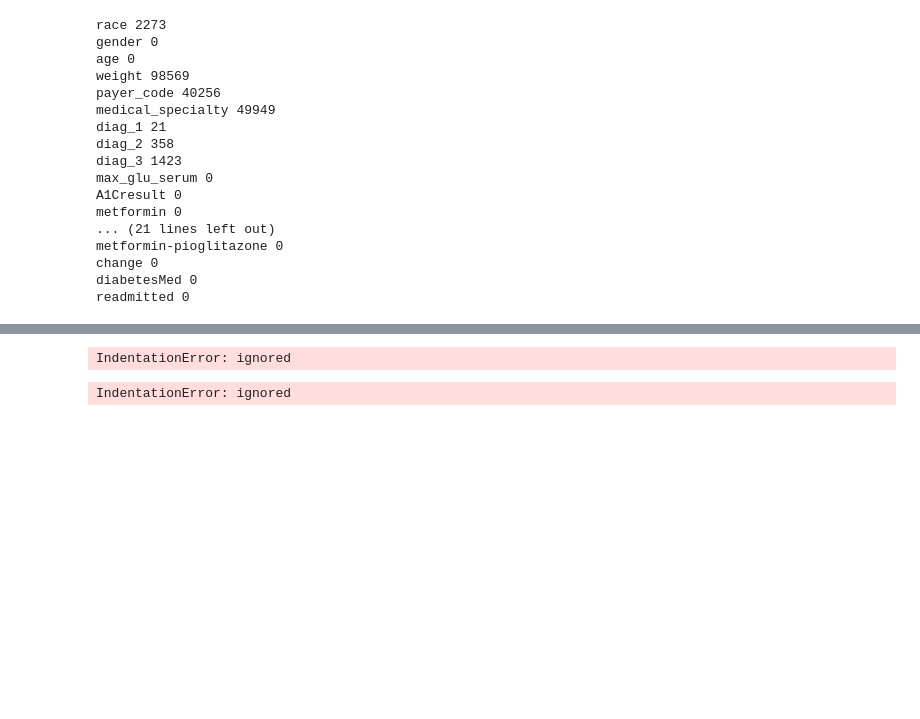
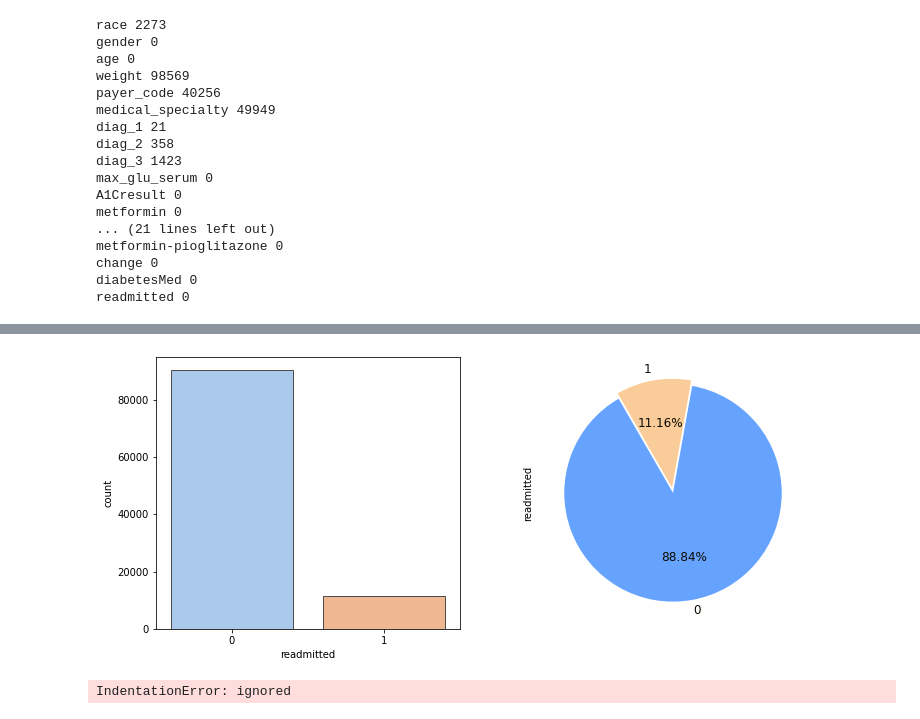
Before and after one commit to JIESUN2718/Clinical_Data_Analysis, a Jupyter notebook: Diabetic_Analysis.ipynb, the cells around one changed output, grey strips where cells are left out. Drawn from its saved outputs; the diff is of its cells as text; code cells hidden in the pictures; blank space fills up the shorter version.

```diff
--- a/Diabetic_Analysis.ipynb
+++ b/Diabetic_Analysis.ipynb
@@ -87,3 +147,15 @@ gender 3
+# %%
+df.readmitted = [1 if each=='<30' else 0 for each in df.readmitted]
+# %%
+fig, ax =plt.subplots(nrows=1,ncols=2, figsize=(12,5))
+labels=['0','1']
+sns.countplot(x=df.readmitted, data=df, palette="pastel",ax=ax[0], edgecolor=".3")
+df.readmitted.value_counts().plot.pie(autopct="%1.2f%%", ax=ax[1], colors=['#66a3ff','#facc99'],
+                                        labels=labels, explode = (0, 0.05), startangle=120,
+                                        textprops={'fontsize': 12, 'color':'#0a0a00'})
+plt.show()
+# %% [output]
+[figure, added]
 # %%
 
 diabetic_label = origin_data['readmitted'].replace(['NO', '<30', '>30'], [0, 1, 0])
@@ -143,19 +215,3 @@ save_path = '/content/drive/MyDrive/Diabetic_Data_Mining/dataset_diabetes/diabet
 diabetic_label.to_csv(save_path, index=True)
 # %% [output]
 IndentationError: ignored
-# %%
-
-
-min_max_scaler = preprocessing.MinMaxScaler()
-min_max_scaler.fit_transform(numerical_data)
-save_path = '/content/drive/MyDrive/numerical_data.csv'
-numerical_data.to_csv(save_path, index=False)
-
-min_max_scaler.fit_transform(category_data)
-save_path = '/content/drive/MyDrive/category_data.csv'
-category_data.to_csv(save_path, index=False)
-
-save_path = '/content/drive/MyDrive/diabetic_label.csv'
-diabetic_label.to_csv(save_path, index=True)
-# %% [output]
-IndentationError: ignored
```
Also changed, not shown: parts of 6 cells of this notebook.
